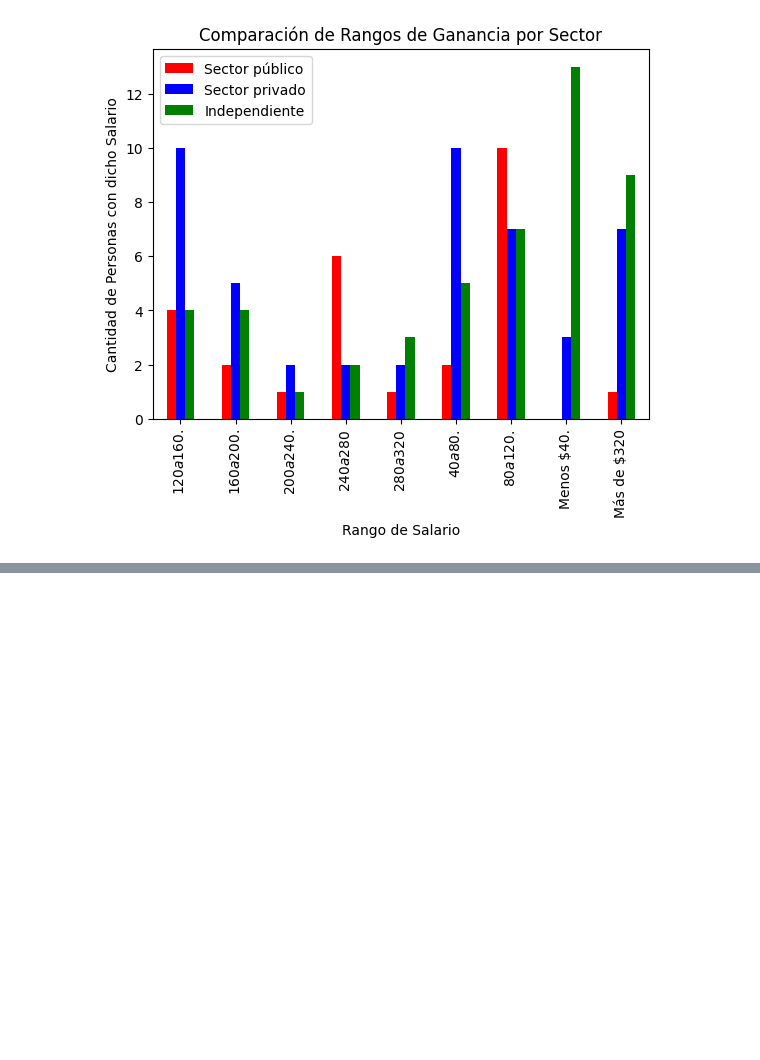
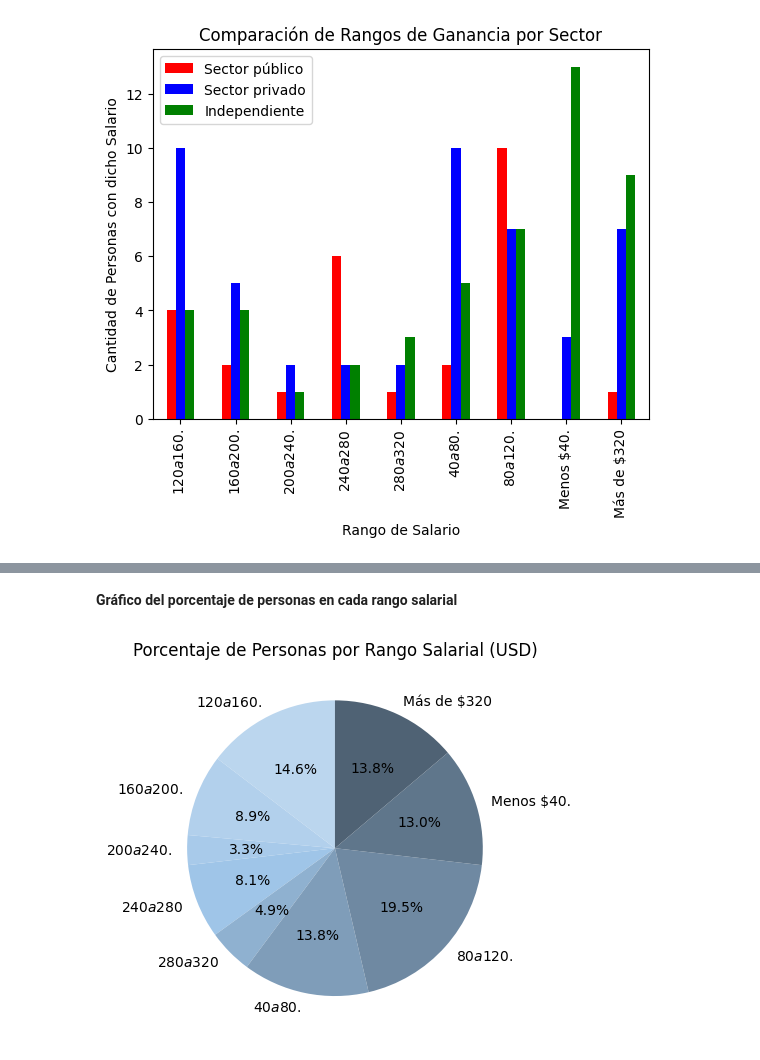
Before and after one commit to manumaldonado/Proyecto-Samsung, a Jupyter notebook: clean_data.ipynb, the cells around one changed output, grey strips where cells are left out. Cells and saved outputs as stored; diff of their text form; code cells hidden in the pictures; blank space fills up the shorter version.

```diff
--- a/clean_data.ipynb
+++ b/clean_data.ipynb
@@ -176,14 +177,16 @@ df_con_empleo.head(len(df))
 **Filtrar entre aquellos que posean gastos en actividades estracurriculares.**
 # %%
 def filtrar_dataframe(df, columna, valores_a_eliminar):
-    mascara = ~df[columna].isin(valores_a_eliminar)
+    mascara = ~df[columna].isin(valores_a_eliminar) & df[columna].notna()
     df_filtrado = df[mascara]
     return df_filtrado
 
-valores_a_eliminar = ['No aplica.', np.nan, 'no tengo actividades extracurriculares']
-columna_a_filtrar = 'rango_extracurricular'
+valores_a_eliminar = ['No aplica.', 'no tengo actividades extracurriculares', '$0', 'No aplica., ', 'No aplica., Deporte', 'Deporte, Música']
+columna_a_filtrar = ['rango_extracurricular', 'act_extracurricular']
 
-df_filtrado = filtrar_dataframe(df_con_empleo, columna_a_filtrar, valores_a_eliminar)
+for columna in columna_a_filtrar:
+    df_con_empleo = filtrar_dataframe(df_con_empleo, columna, valores_a_eliminar)
 
-df_filtrado['rango_extracurricular']
+df_extracurriculares = df_con_empleo[["act_extracurricular", "rango_extracurricular"]]
+df_extracurriculares
 # %% [output]
@@ -325,0 +372,9 @@ plt.show()
+# %% [markdown]
+**Gráfico del porcentaje de personas en cada rango salarial**
+# %%
+conteo_salarios = df_con_empleo["salario"].value_counts().sort_index()
+plt.pie(conteo_salarios, labels=conteo_salarios.index, colors=["#BBD6EE", "#B2D0EC", "#A8CAEA", "#9FC5E8", "#8FB1D0", "#7F9DB9", "#6F89A2", "#5F768B", "#4F6274"], autopct="%1.1f%%", startangle=90)
+plt.title("Porcentaje de Personas por Rango Salarial (USD)")
+plt.show()
+# %% [output]
+[figure, added]
```
Also changed, not shown: parts of 19 cells of this notebook, 1 other file.
